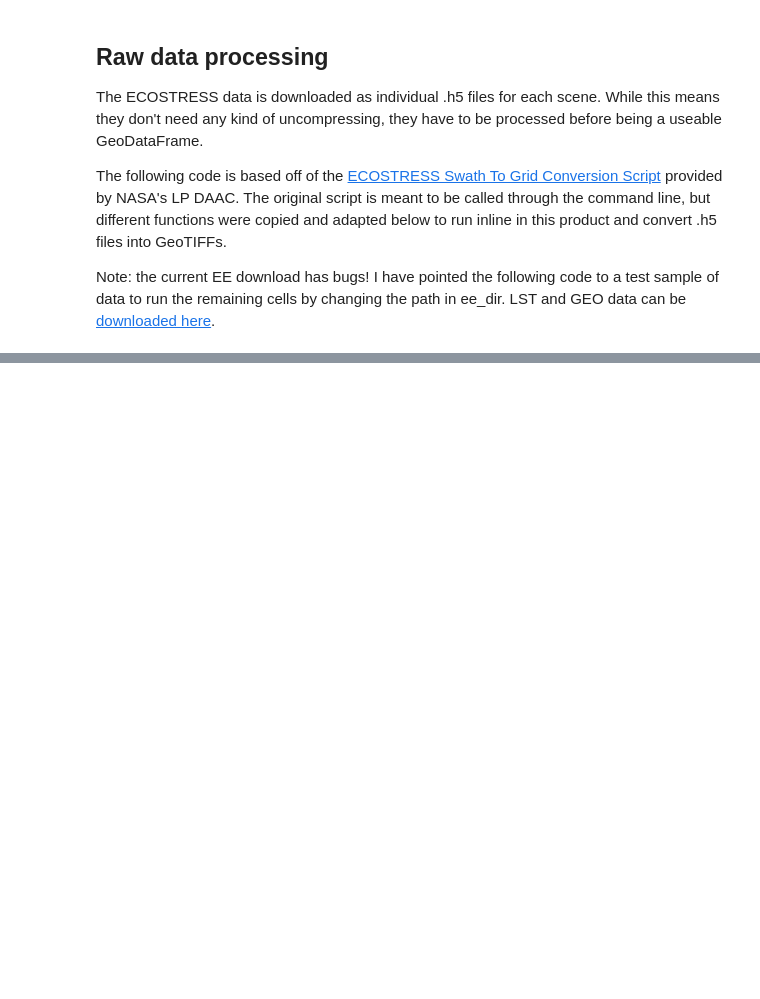
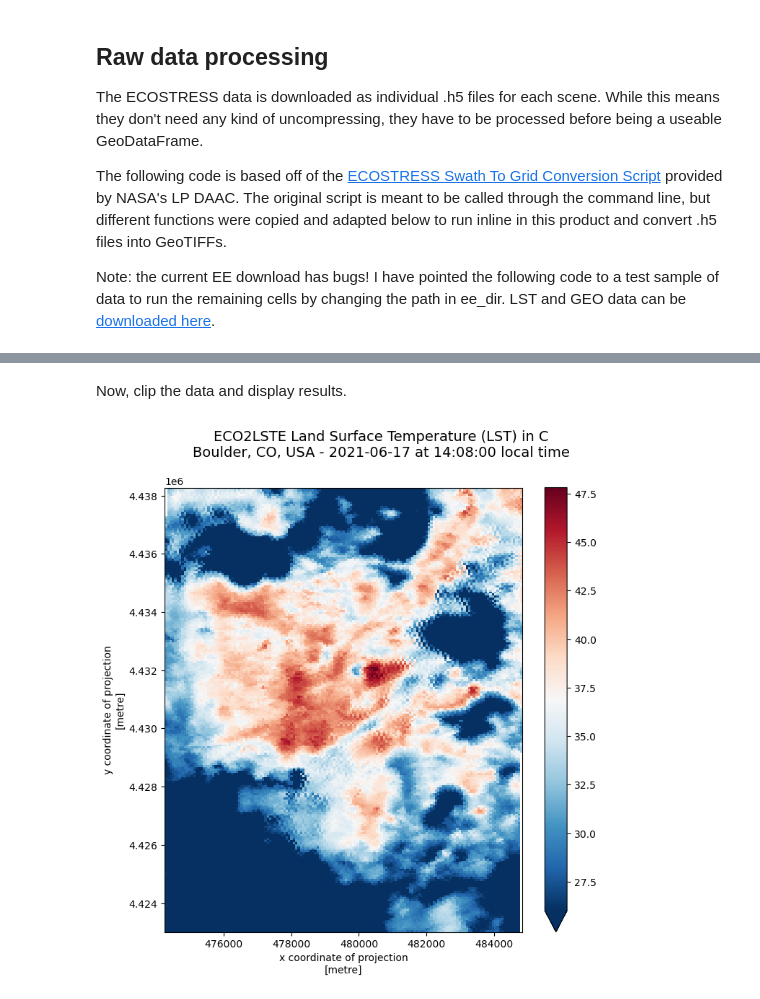
Before and after one commit to paulaeperez/ea-uhi-final-project, a Jupyter notebook: uhi-ecostress-download.ipynb, the cells around one changed output, grey strips where cells are left out. Drawn from its saved outputs; the diff is of its cells as text; code cells hidden in the pictures; blank space fills up the shorter version.

```diff
--- a/uhi-ecostress-download.ipynb
+++ b/uhi-ecostress-download.ipynb
@@ -82,0 +82,22 @@ envelope_gdf = gpd.GeoDataFrame(geometry=gpd.GeoSeries(envelope_gdf))
+# %%
+# Download Boulder city limits geojson file from REST API
+url = ("https://maps.bouldercolorado.gov/arcgis/rest/services/plan/"
+       "CityLimits/MapServer/0/query?outFields=*&where=1%3D1&f=geojson")
+boulder_rest_api = requests.get(url)
+fpath_boulder_limits_geojson = 'boulder_city_limits.geojson'
+f = open(fpath_boulder_limits_geojson, 'wb')
+f.write(boulder_rest_api.content)
+f.close()
+# %%
+# Read in Boulder city limits as GeoDataFrame
+boulder_limits_gdf = gpd.read_file(fpath_boulder_limits_geojson)
+
+# Define Boulder city envelope
+boulder_envelope_gdf = boulder_limits_gdf.unary_union.envelope
+boulder_envelope_gdf = gpd.GeoDataFrame(
+    geometry=gpd.GeoSeries(boulder_envelope_gdf)
+)
+
+minx, miny, maxx, maxy = boulder_envelope_gdf.total_bounds
+boulder_polygon = boulder_envelope_gdf.geometry[0].exterior.coords[:]
+boulder_envelope_gdf.total_bounds
@@ -642,0 +434,5 @@ The remaining steps in this first product would be to clip and mask the data (wi
+# %%
+example_tif_path = os.path.join(
+    out_dir, "ECOSTRESS_L2_LSTE_16719_009_20210617T210938_0601_02_LST_UTM.tif"
+)
+example_geo = rxr.open_rasterio(example_tif_path, masked=True)
@@ -642,0 +457,18 @@ The remaining steps in this first product would be to clip and mask the data (wi
+# %% [markdown]
+Now, clip the data and display results.
+# %%
+lste_clipped = example_geo.rio.clip(
+    boulder_envelope_gdf.geometry.apply(mapping),
+    boulder_limits_gdf.crs) - 273.15
+
+title = 'ECO2LSTE Land Surface Temperature'
+fig, ax = plt.subplots(figsize=(8, 8))
+fig.suptitle(
+    f'{title} (LST) in C\n' +
+    f'Boulder, CO, USA - {date} at {local_overpass} local time', fontsize=14
+)
+lste_clipped.plot(cmap='RdBu_r', vmin=26, vmax=np.max(lste_clipped[0]).item())
+ax.set_title('')
+plt.show()
+# %% [output]
+[figure, added]
```
Also changed, not shown: parts of 42 cells of this notebook, 1 other file.
